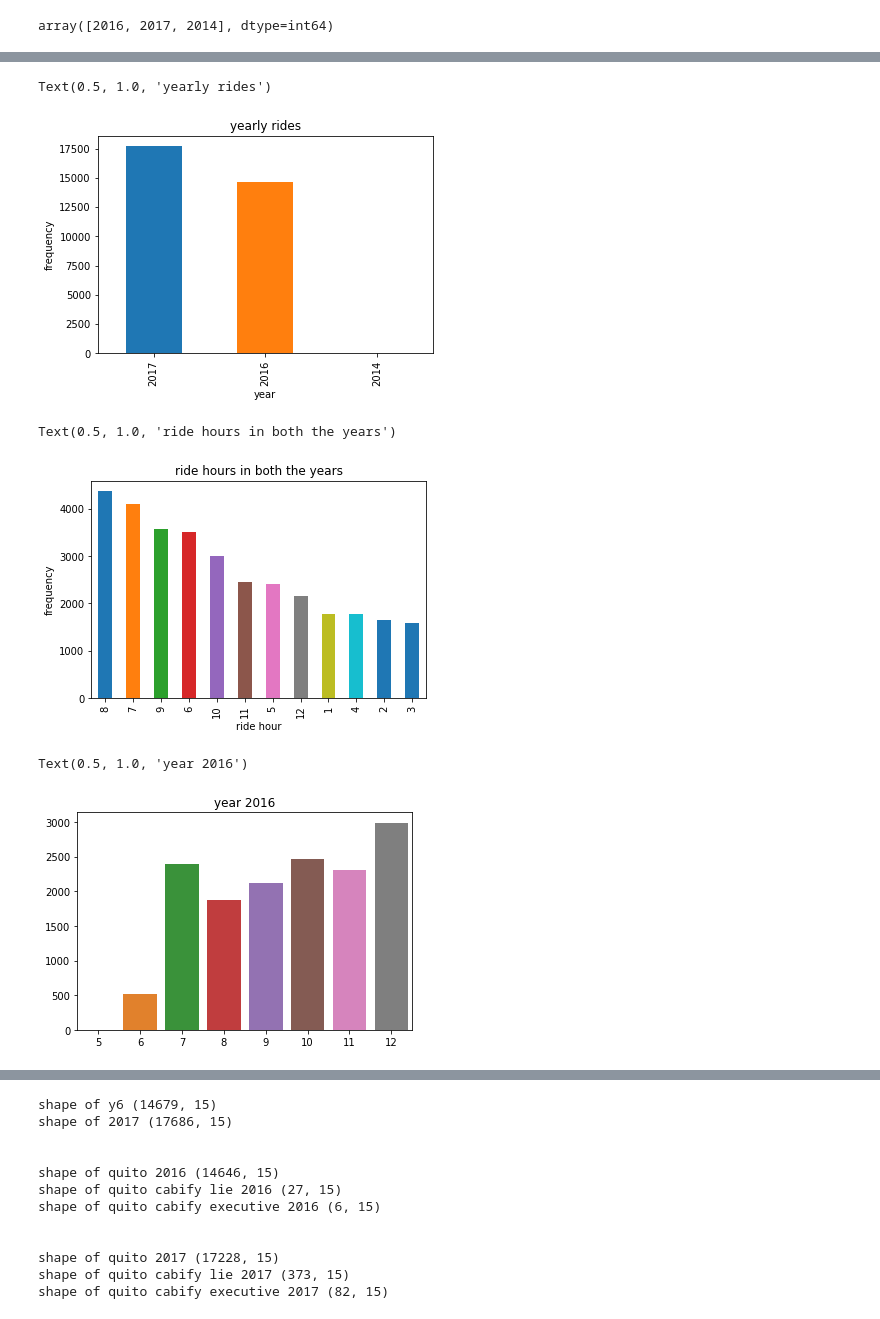
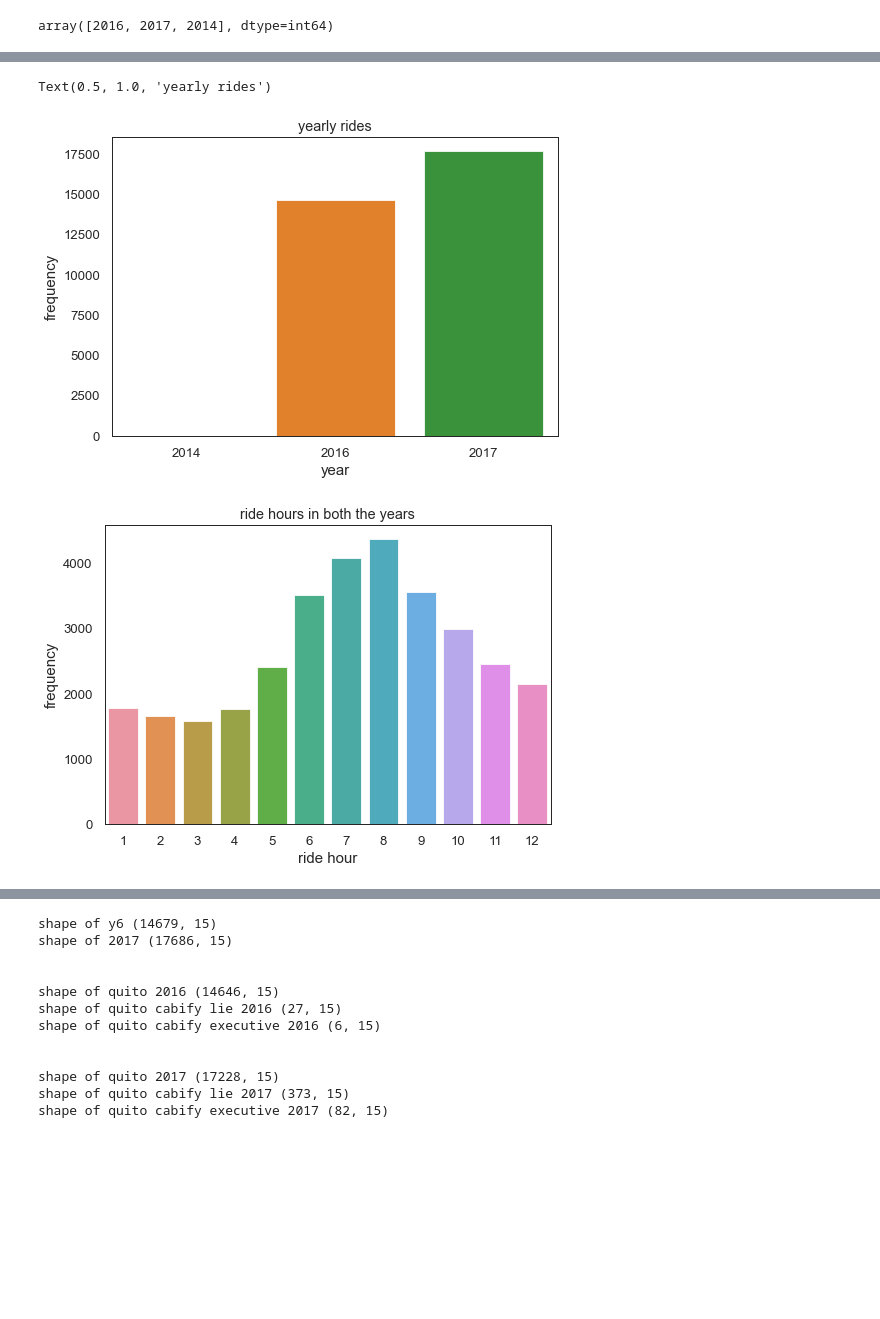
Before and after one commit to this-is-shivangi/city-taxi-rides, a Jupyter notebook: uio2.ipynb, the cells around one changed output, grey strips where cells are left out. Drawn from its saved outputs; the diff is of its cells as text; code cells hidden in the pictures; blank space fills up the shorter version.

```diff
--- a/uio2.ipynb
+++ b/uio2.ipynb
@@ -6,5 +8,5 @@ import pandas as pd
 # %%
-url="C:/Users/shivangi shukla/Desktop/ml project/uio_clean.csv"
+url="C:/Users/shivangi shukla/Desktop/ml project/ml-project-zip/Datasets/taxi_city_ride/uio_clean.csv"
 # %%
 df=pd.read_csv(url,parse_dates=['pickup_datetime','dropoff_datetime'])
 df.head()
@@ -100,0 +111,5 @@ df['vendor_id'].value_counts().plot(kind='bar')
+# %%
+sns.set_context('paper',font_scale=1.5,rc={'font.size':3,'axes.labelsize':15})
+sns.countplot(x='vendor_id',data=df,palette='muted')
+plt.xticks(rotation=90)
+plt.show()
@@ -145,26 +186,19 @@ Text(0.5, 1.0, 'rides per month')
 # %%
-df['year'].value_counts().plot(kind='bar')
+sns.countplot(x='year',data=df)
 plt.xlabel('year')
 plt.ylabel('frequency')
 plt.title('yearly rides')
 # %% [output]
 Text(0.5, 1.0, 'yearly rides')
-[figure, old version]
+[figure, new version]
 # %%
-df['hour'].value_counts().plot(kind='bar')
+sns.countplot(x='hour',data=df)
 plt.xlabel('ride hour')
 plt.ylabel('frequency')
 plt.title('ride hours in both the years')
+plt.show()
 # %% [output]
-Text(0.5, 1.0, 'ride hours in both the years')
-[figure, old version]
+[figure, new version]
-# %%
-day=y6['month'].value_counts()
-fig1=sns.barplot(day.index,day.values)
-plt.title("year 2016")
-# %% [output]
-Text(0.5, 1.0, 'year 2016')
-[figure, removed]
 # %%
 uio=df[df['vendor_id']=='Quito']
 uio_cl=df[df['vendor_id']=='Quito Cabify Lite']
```
Also changed, not shown: parts of 38 cells of this notebook.
